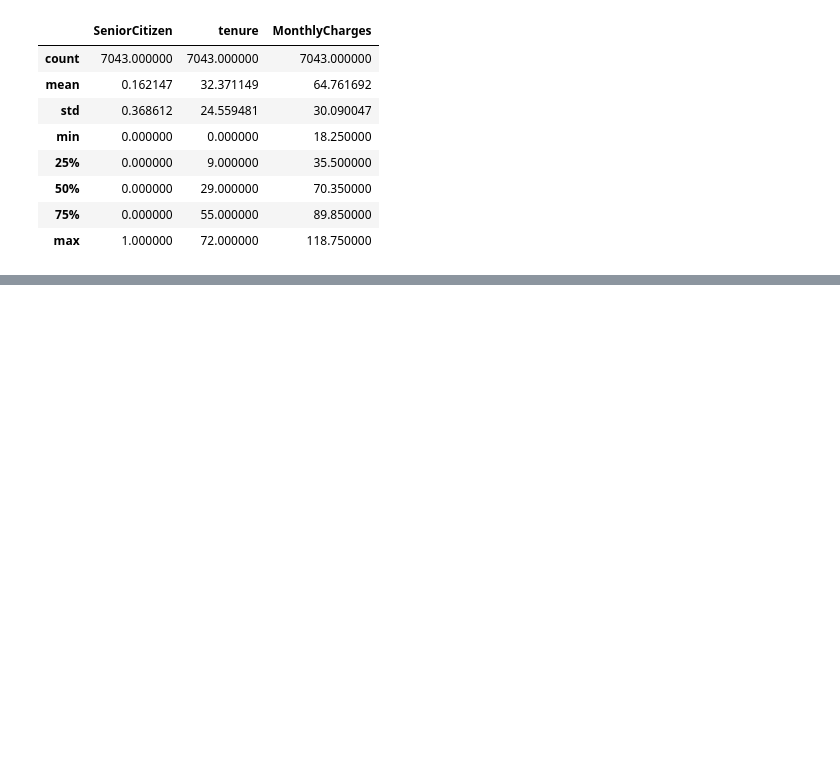
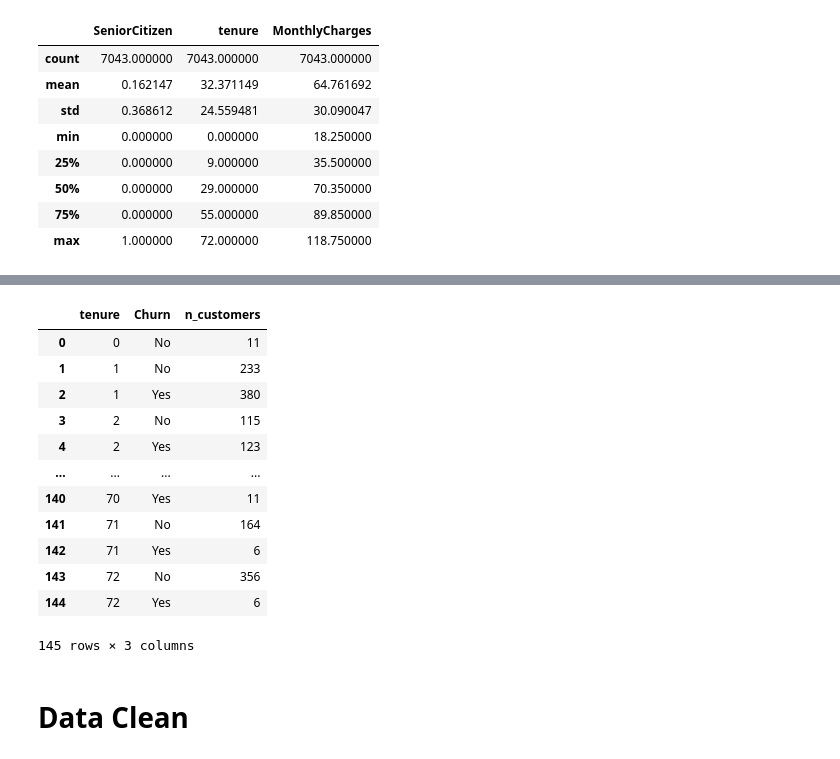
Before and after one commit to mcmanus-git/telco-customer-churn-by-IBM, a Jupyter notebook: EDA/EDA.ipynb, the cells around one changed output, grey strips where cells are left out. Cells and saved outputs as stored; diff of their text form; code cells hidden in the pictures; blank space fills up the shorter version.

```diff
--- a/EDA/EDA.ipynb
+++ b/EDA/EDA.ipynb
@@ -17,3 +22,6 @@ df
 | 7041 | 8361-LTMKD | Male | 1 | Yes | No | 4 | Yes | Yes | ... |
 | 7042 | 3186-AJIEK | Male | 0 | No | No | 66 | Yes | No | ... |
 7043 rows × 21 columns
+# %%
+df = pd.read_csv('../data/telco-customer-churn-by-IBM.csv')
+df
@@ -31,0 +73,18 @@ df.describe()
+# %%
+df[['tenure', 'Churn', 'customerID']].groupby(['tenure', 'Churn']).count().reset_index().rename({'customerID': 'n_customers'}, axis=1)#.corr()
+# %% [output]
+|  | tenure | Churn | n_customers |
+| 0 | 0 | No | 11 |
+| 1 | 1 | No | 233 |
+| 2 | 1 | Yes | 380 |
+| 3 | 2 | No | 115 |
+| 4 | 2 | Yes | 123 |
+| ... | ... | ... | ... |
+| 140 | 70 | Yes | 11 |
+| 141 | 71 | No | 164 |
+| 142 | 71 | Yes | 6 |
+| 143 | 72 | No | 356 |
+| 144 | 72 | Yes | 6 |
+145 rows × 3 columns
+# %% [markdown]
+# Data Clean
```
Also changed, not shown: parts of 16 cells of this notebook, 1 other file.
